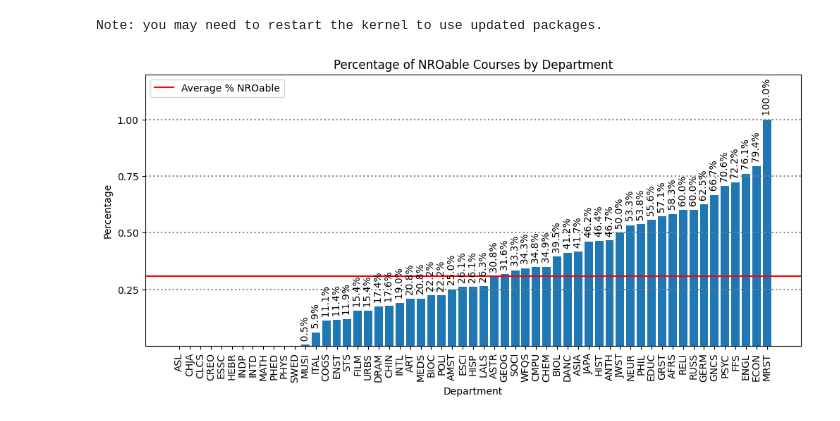
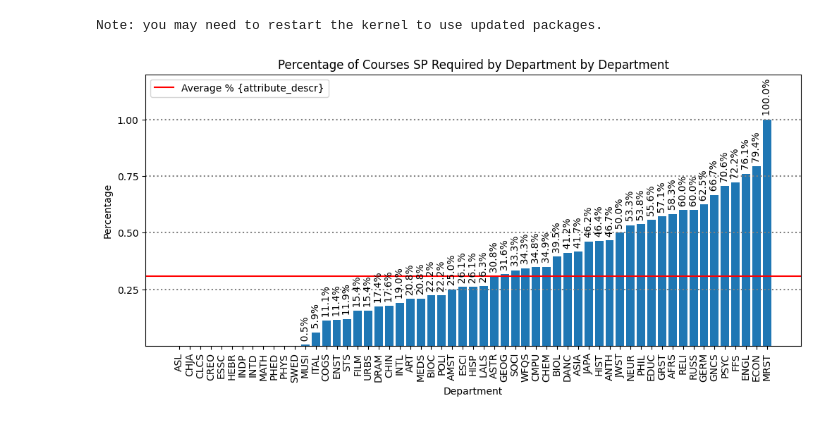
Before and after one commit to IsaacRudnick/Vassar-Course-Data-Analysis, a Jupyter notebook: analysis/NROable_percent_by_dept.ipynb, the cells around one changed output. Cells and saved outputs as stored; diff of their text form; code cells hidden in the pictures.

Commit message:
Update docs and analysis to use abstracted %attr/group util

```diff
--- a/analysis/NROable_percent_by_dept.ipynb
+++ b/analysis/NROable_percent_by_dept.ipynb
@@ -17,61 +15,10 @@ courses = get_recent_sem("courses")
-# %%
-#Format: {dept: [nro_count, total_count], ...}
-dept_course_info = {}
-
-for index, course in courses.iterrows():
-    dept = course["dept"]
-
-    # Uncomment to only look at n-level courses
-    # This allows for checking of NRO-able courses at, for example, the 100-level only
-    # n = 100
-    # course_ID = course["courseID"]
-    # course_num = course_ID[len(dept)+1:len(dept)+1+3]
-    # course_level = int(course_num[0])*100 #e.g. 100, 200
-    # if course_level != n:
-    #     continue
-
-    # Add dept to dict if it doesn't exist
-    if dept not in dept_course_info:
-        dept_course_info[dept] = [0, 0]
-
-    if course["gm"] == "NR":
-        dept_course_info[dept][0] += 1
-
-    dept_course_info[dept][1] += 1
-
-dept_nro_percent = {dept: dept_course_info[dept][0] / dept_course_info[dept][1] for dept in dept_course_info}
-
-#Make bar chart wider
-plt.figure(figsize=(12, 5))
-# Add titles (must be done after setting figure size)
-plt.title("Percentage of NROable Courses by Department")
-plt.xlabel("Department")
-plt.ylabel("Percentage")
-# Rotate x-axis labels
-plt.xticks(rotation=90)
-
-# Set y-axis ticks
-yticks = [0.25, 0.5, 0.75, 1]
-plt.yticks(ticks=yticks)
-for y in yticks:
-    plt.axhline(y=y, color="gray", linestyle=":")
-
-# Sort departments by percentage of NROable courses
-data = dict(sorted(dept_nro_percent.items(), key=lambda x: x[1]))
-plt.bar(data.keys(), data.values())
-
-average = sum(data.values()) / len(data.values())
-plt.axhline(y=average, color="red", linestyle="-", label="Average % NROable")
-leg = plt.legend(loc='upper left')
-
-#Show percentage on top of each bar
-for key, value in data.items():
-    # but only if the percentage is not 0
-    if value > 0:
-        # Add spacing to make text more readable
-        plt.text(key, value, f"  {round(value*100, 1)}%", ha="center", rotation=90, fontsize=10)
-
-#Add horizontal space for text labels that are high (e.g. 100%)
-plt.margins(y=0.2)
-# %% [output]
-[figure, removed]
+# %%
+def is_nroable(course) -> bool:
+    return course['gm'] == 'NR'
+
+def course_dept(course) -> str:
+    return course['dept']
+
+attribute_per_group(is_nroable, course_dept, 'SP Required by Department', 'Department')
+# %% [output]
+[figure, added]
```
Also changed, not shown: parts of 1 cell of this notebook, 2 other files.
